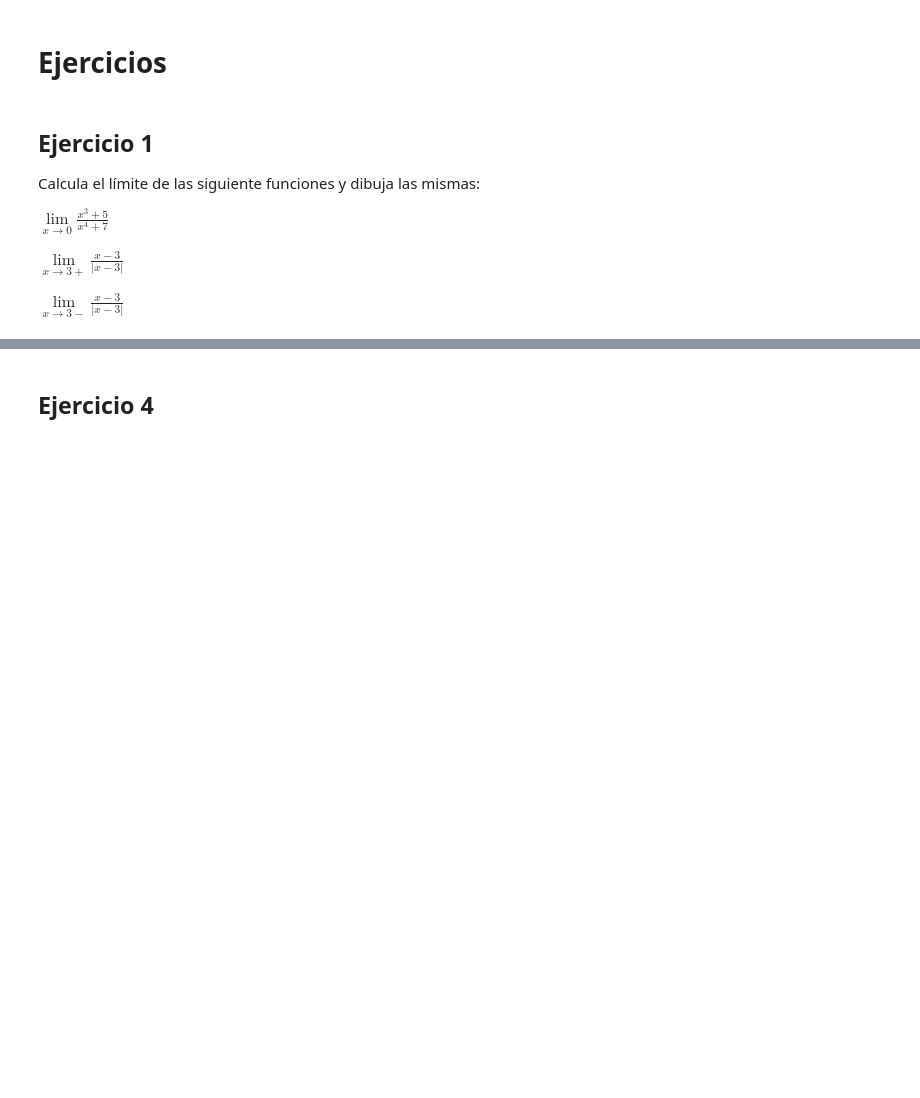
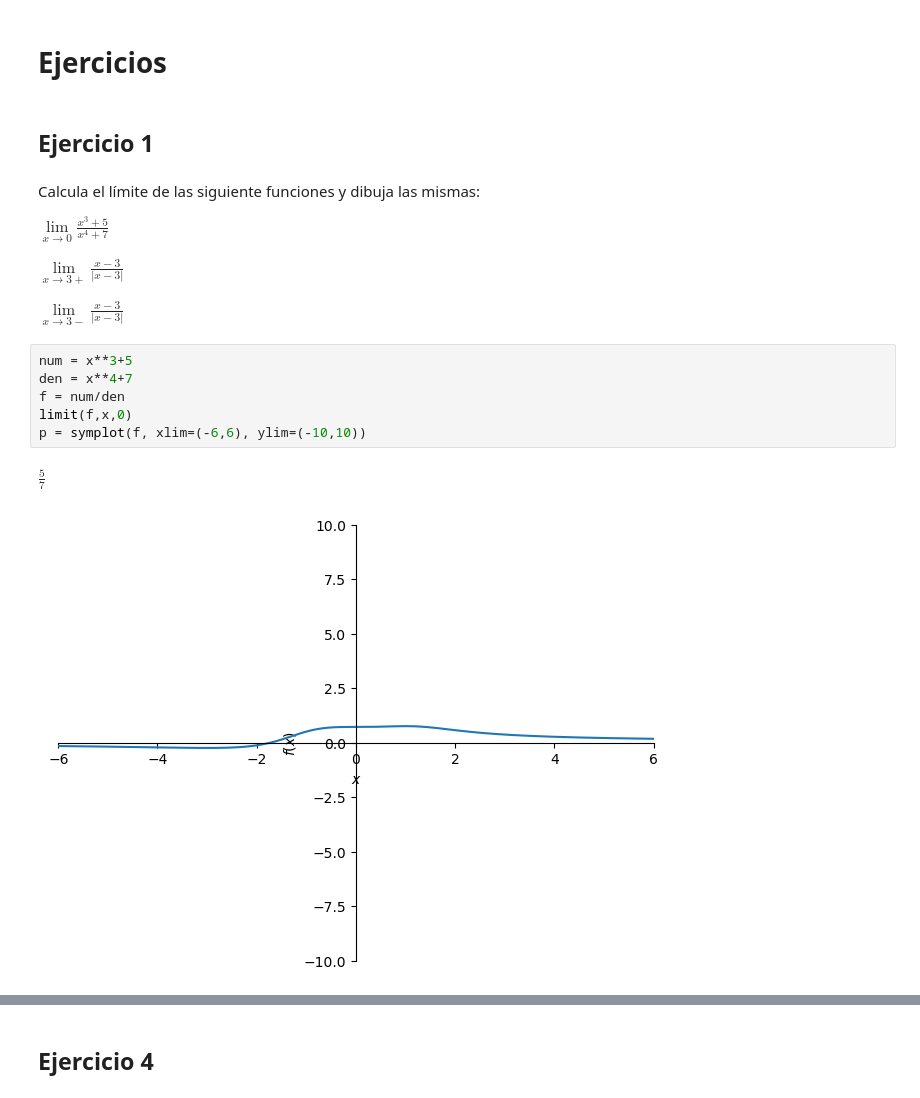
Before and after one commit to jhg45-ua/noob-code, a Jupyter notebook: UA/python/P2_Derivada.ipynb, the cells around one changed output, grey strips where cells are left out. Cells and saved outputs as stored; diff of their text form; blank space fills up the shorter version.

```diff
--- a/UA/python/P2_Derivada.ipynb
+++ b/UA/python/P2_Derivada.ipynb
@@ -263,9 +297,9 @@ optimize.fmin(f, 1)
 optimize.fminbound(f, -1, 2) # Igual que la anterior pero se tienen que indicar los puntos inicial y final de búsqueda
 # %% [markdown]
 # Ejercicios
+# %% [markdown]
+## Ejercicio 1
 # %% [markdown]
-## Ejercicio 1
-
 Calcula el límite de las siguiente funciones y dibuja las mismas:
 
 $\lim\limits_{x \to 0} \frac{x^3+5}{x^4+7}$
@@ -273,3 +307,12 @@ $\lim\limits_{x \to 0} \frac{x^3+5}{x^4+7}$
 $\lim\limits_{x \to3+} \frac{x−3}{|x−3|}$
 
 $\lim\limits_{x \to3-} \frac{x−3}{|x−3|}$
+# %%
+num = x**3+5
+den = x**4+7
+f = num/den
+limit(f,x,0)
+p = symplot(f, xlim=(-6,6), ylim=(-10,10))
+# %% [output]
+$\displaystyle \frac{5}{7}$
+[figure, added]
```
Also changed, not shown: parts of 52 cells of this notebook, 10 other files.
